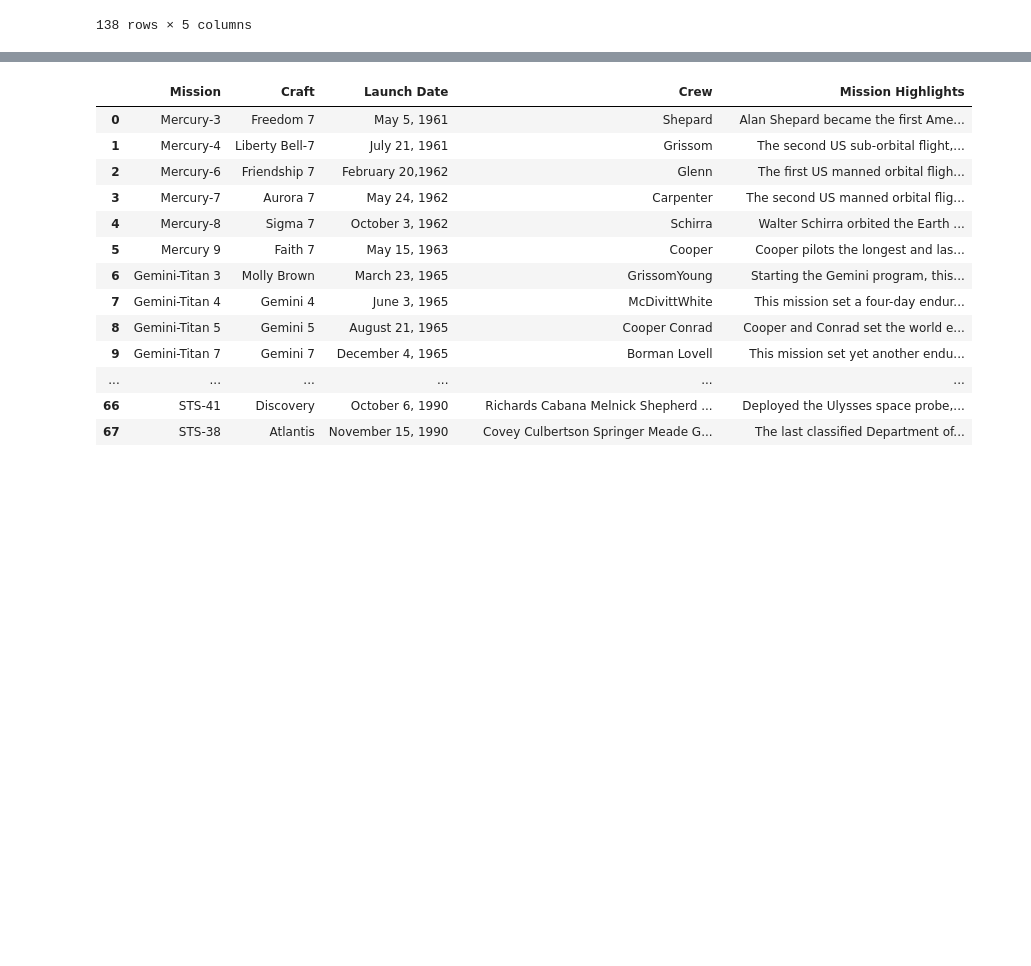
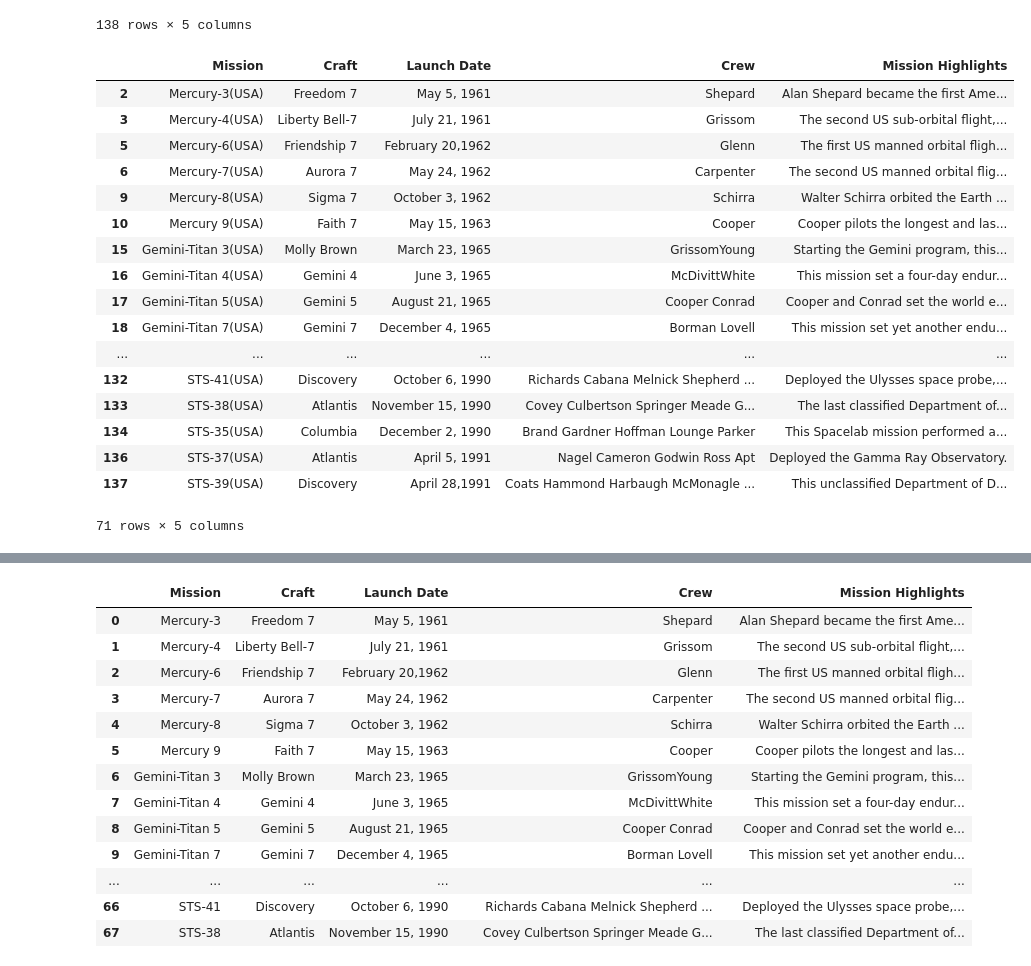
Before and after one commit to DinielleNelson/GetOUT_proj2team1, a Jupyter notebook: manned_missions_cleanup.ipynb, the cells around one changed output, grey strips where cells are left out. Saved outputs shown, nothing was run; the diff lists cells and outputs as text; code cells hidden in the pictures; blank space fills up the shorter version.

```diff
--- a/manned_missions_cleanup.ipynb
+++ b/manned_missions_cleanup.ipynb
@@ -34,13 +35,34 @@ df_mission
 # %%
 #Set up headers
 df_mission.columns = df_mission.iloc[0]
 df_mission = df_mission.drop(0)
 
 #Delete "(Country)" from first column header
 df_mission = df_mission.rename(columns={"Mission(Country)":"Mission"})
 
 #Delete all rows with "(USSR)" in Mission name
 df_mission = df_mission[~df_mission['Mission'].str.contains('(USSR)')]
+
+df_mission
+# %% [output]
+|  | Mission | Craft | Launch Date | Crew | Mission Highlights |
+| 2 | Mercury-3(USA) | Freedom 7 | May 5, 1961 | Shepard | Alan Shepard became the first Ame... |
+| 3 | Mercury-4(USA) | Liberty Bell-7 | July 21, 1961 | Grissom | The second US sub-orbital flight,... |
+| 5 | Mercury-6(USA) | Friendship 7 | February 20,1962 | Glenn | The first US manned orbital fligh... |
+| 6 | Mercury-7(USA) | Aurora 7 | May 24, 1962 | Carpenter | The second US manned orbital flig... |
+| 9 | Mercury-8(USA) | Sigma 7 | October 3, 1962 | Schirra | Walter Schirra orbited the Earth ... |
+| 10 | Mercury 9(USA) | Faith 7 | May 15, 1963 | Cooper | Cooper pilots the longest and las... |
+| 15 | Gemini-Titan 3(USA) | Molly Brown | March 23, 1965 | GrissomYoung | Starting the Gemini program, this... |
+| 16 | Gemini-Titan 4(USA) | Gemini 4 | June 3, 1965 | McDivittWhite | This mission set a four-day endur... |
+| 17 | Gemini-Titan 5(USA) | Gemini 5 | August 21, 1965 | Cooper Conrad | Cooper and Conrad set the world e... |
+| 18 | Gemini-Titan 7(USA) | Gemini 7 | December 4, 1965 | Borman Lovell | This mission set yet another endu... |
+| ... | ... | ... | ... | ... | ... |
+| 132 | STS-41(USA) | Discovery | October 6, 1990 | Richards Cabana Melnick Shepherd ... | Deployed the Ulysses space probe,... |
+| 133 | STS-38(USA) | Atlantis | November 15, 1990 | Covey Culbertson Springer Meade G... | The last classified Department of... |
+| 134 | STS-35(USA) | Columbia | December 2, 1990 | Brand Gardner Hoffman Lounge Parker | This Spacelab mission performed a... |
+| 136 | STS-37(USA) | Atlantis | April 5, 1991 | Nagel Cameron Godwin Ross Apt | Deployed the Gamma Ray Observatory. |
+| 137 | STS-39(USA) | Discovery | April 28,1991 | Coats Hammond Harbaugh McMonagle ... | This unclassified Department of D... |
+71 rows × 5 columns
 # %%
 #Reset Index
 df_mission = df_mission.reset_index(drop=True)
```
Also changed, not shown: parts of 3 cells of this notebook.
